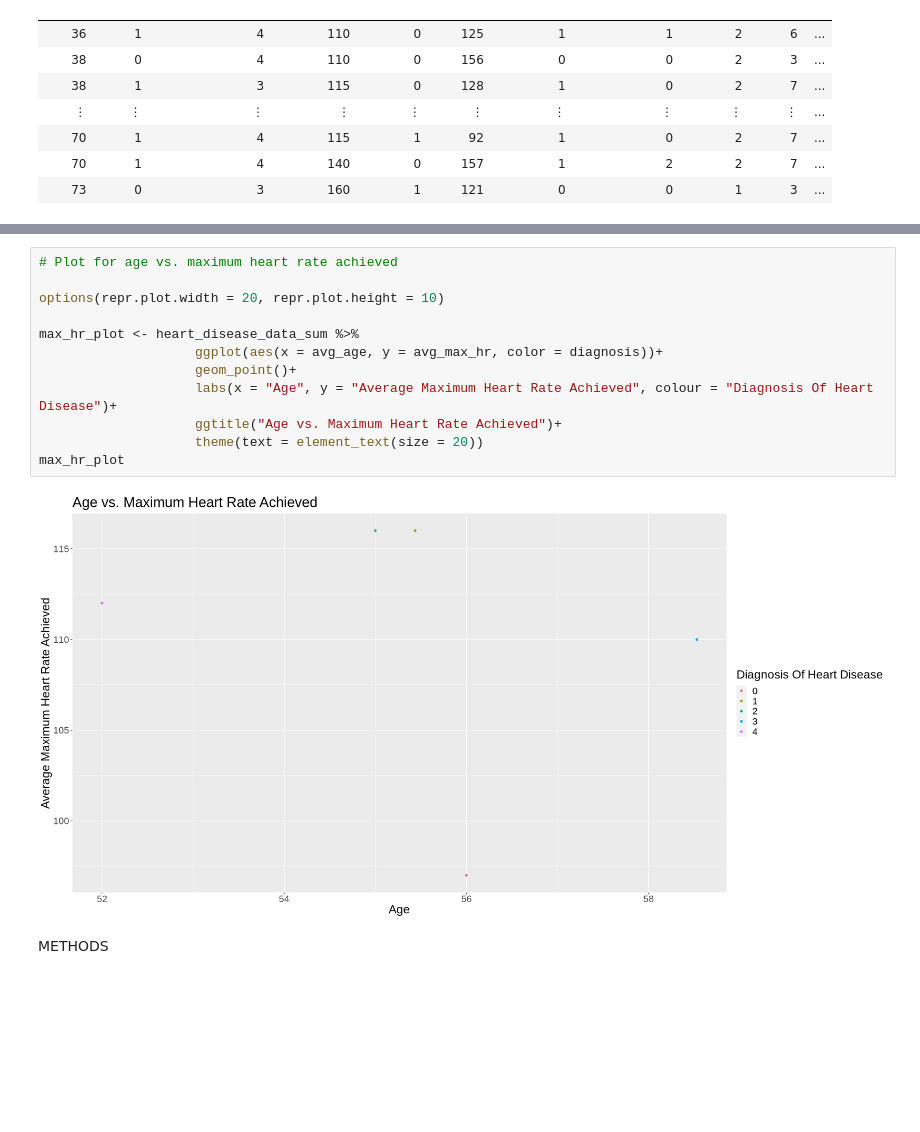
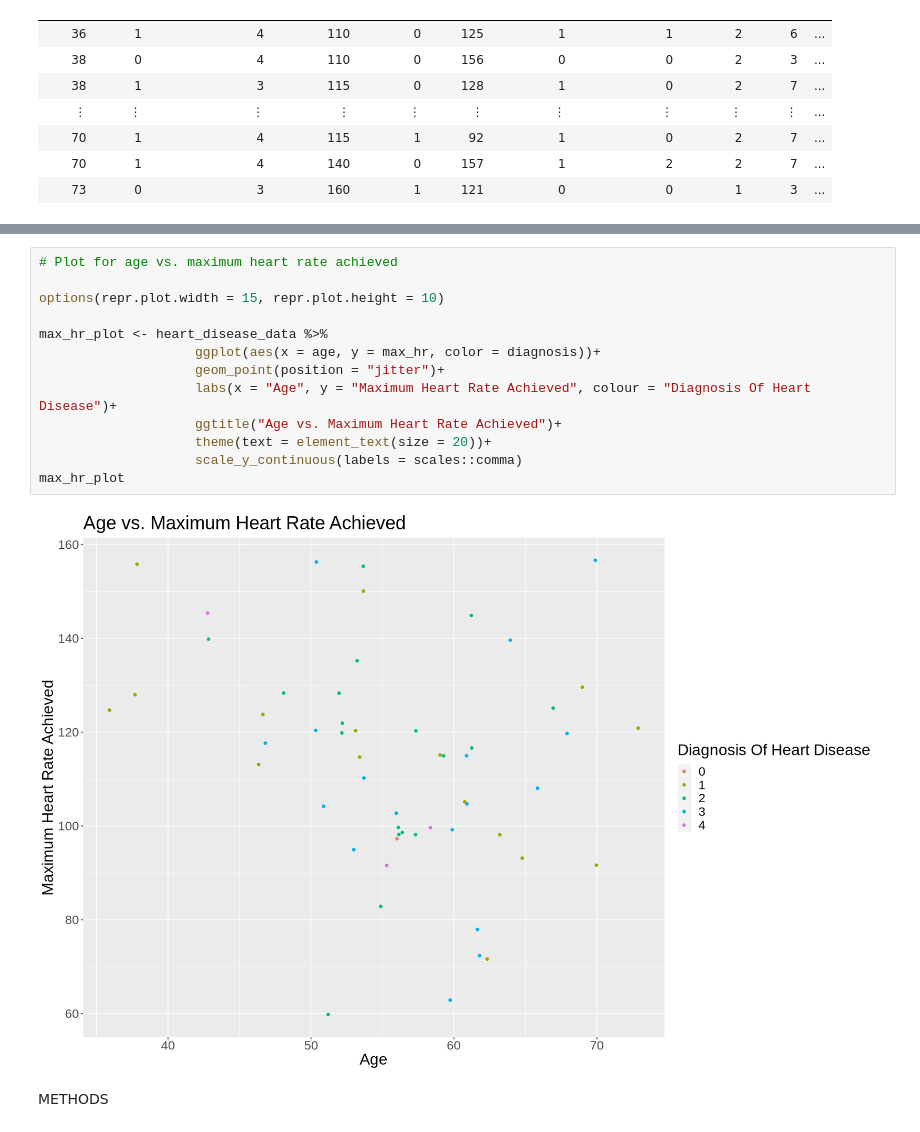
Before and after one commit to camirr/Heart-Disease-Data-Set-Case-Study, a Jupyter notebook: Project_proposal.ipynb, the cells around one changed output, grey strips where cells are left out. Saved outputs shown, nothing was run; the diff lists cells and outputs as text; blank space fills up the shorter version.

```diff
--- a/Project_proposal.ipynb
+++ b/Project_proposal.ipynb
@@ -91,17 +94,18 @@ resting_BP_plot
 # %%
 # Plot for age vs. maximum heart rate achieved
 
-options(repr.plot.width = 20, repr.plot.height = 10)
+options(repr.plot.width = 15, repr.plot.height = 10)
 
-max_hr_plot <- heart_disease_data_sum %>%
-                    ggplot(aes(x = avg_age, y = avg_max_hr, color = diagnosis))+
-                    geom_point()+
-                    labs(x = "Age", y = "Average Maximum Heart Rate Achieved", colour = "Diagnosis Of Heart Disease")+
+max_hr_plot <- heart_disease_data %>%
+                    ggplot(aes(x = age, y = max_hr, color = diagnosis))+
+                    geom_point(position = "jitter")+
+                    labs(x = "Age", y = "Maximum Heart Rate Achieved", colour = "Diagnosis Of Heart Disease")+
                     ggtitle("Age vs. Maximum Heart Rate Achieved")+
-                    theme(text = element_text(size = 20))
+                    theme(text = element_text(size = 20))+
+                    scale_y_continuous(labels = scales::comma)
 max_hr_plot
 # %% [output]
-[figure, old version]
+[figure, new version]
 # %% [markdown]
 METHODS
 # %% [markdown]
```
Also changed, not shown: parts of 2 cells of this notebook.
